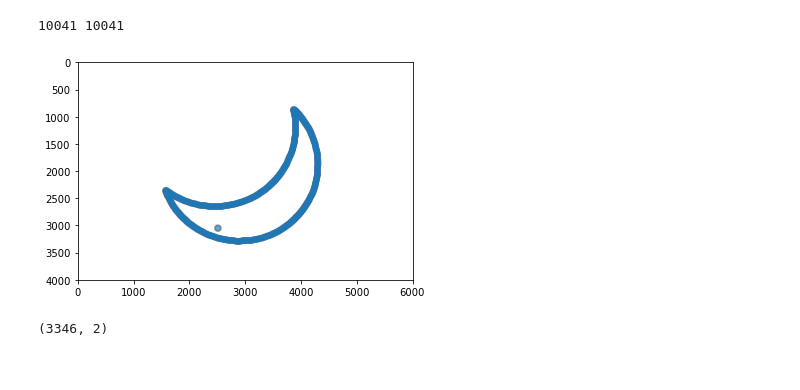
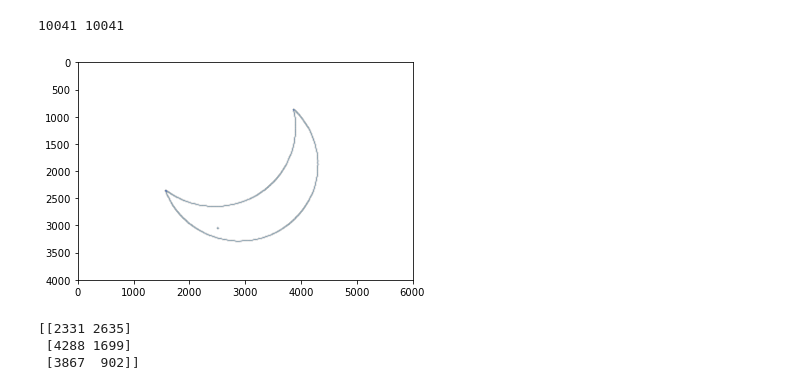
Before and after one commit to gitcheng/arccenter, a Jupyter notebook: center_of_sun.ipynb, the cells around one changed output. Cells and saved outputs as stored; diff of their text form; code cells hidden in the pictures.

```diff
--- a/center_of_sun.ipynb
+++ b/center_of_sun.ipynb
@@ -65,6 +70,7 @@ Use sigma=3 to reduce noise.
 # %%
-# Use the R channel only
-edges3 = feature.canny(img[...,0]/img[...,0].max(), sigma=3)
+# Use the R channel only. Scale so that the maximum is 1.
+imgR = img[...,0]/img[...,0].max()
+edges3 = feature.canny(imgR, sigma=3)
 print((edges3==True).sum())
 print(edges3.shape)
 # %% [output]
@@ -132,10 +191,17 @@ idx = np.random.permutation(len(excoords))
 excoords = excoords[idx]
 eycoords = eycoords[idx]
 # %%
-plt.scatter(excoords, eycoords, alpha=0.01);
+plt.scatter(excoords, eycoords, alpha=0.01, s=0.5);
 plt.xlim(0, 6000);
 plt.ylim(4000, 0);
 # %% [output]
-[figure, old version]
+[figure, new version]
+# %%
+ppp = np.vstack((excoords[5:8], eycoords[5:8])).transpose()
+print(ppp)
+# %% [output]
+[[2331 2635]
+ [4288 1699]
+ [3867  902]]
 # %%
 centers = []
@@ -145,5 +216 @@ for i in range(0, len(idx)-3, 3):
 centers = np.array(centers)
-# %%
-centers.shape
-# %% [output]
-(3346, 2)
```
Also changed, not shown: parts of 15 cells of this notebook.
